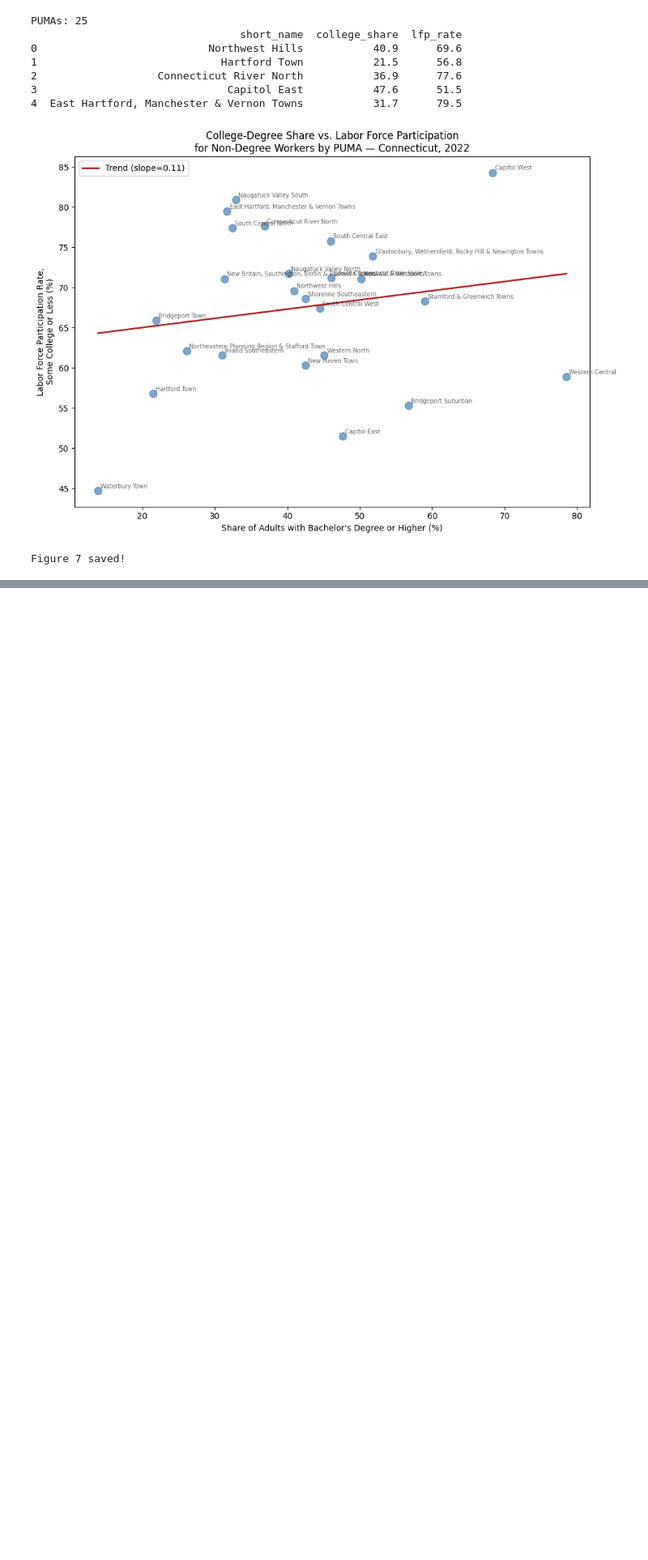
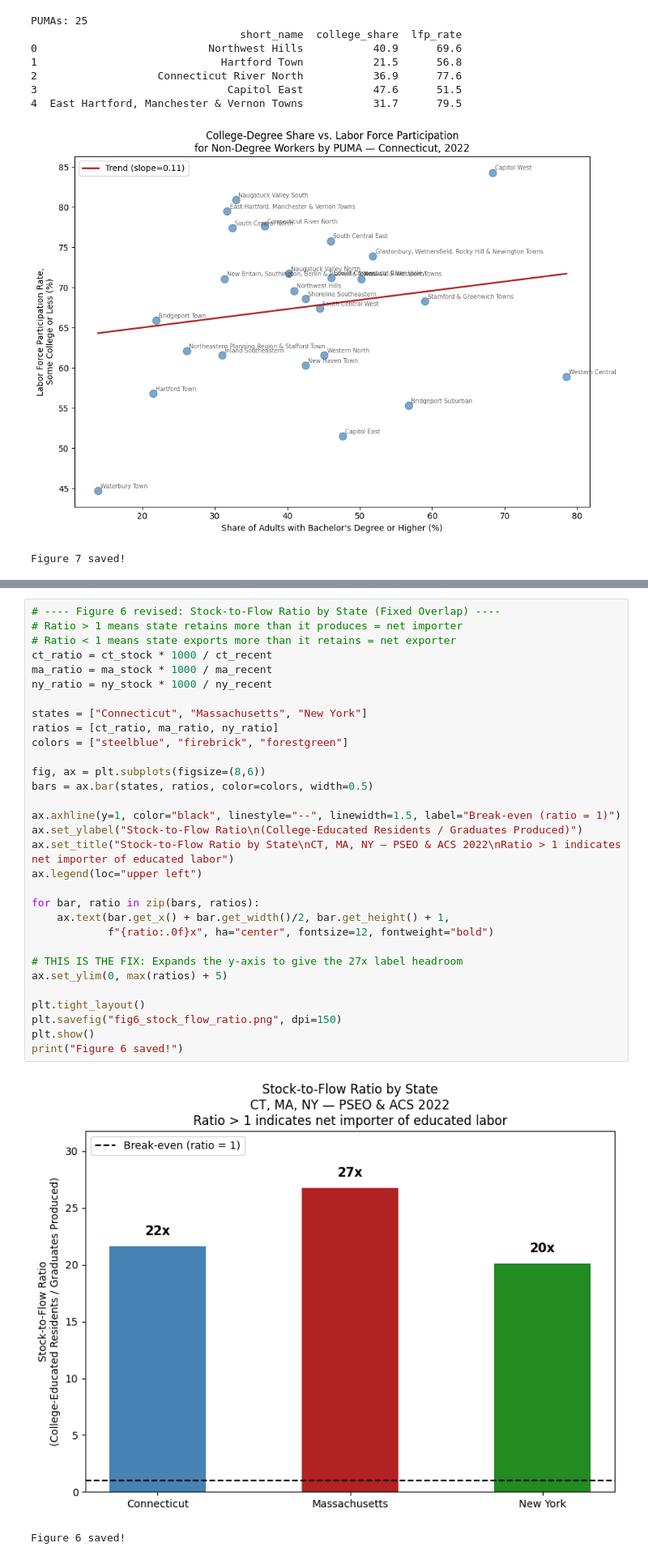
Before and after one commit to randyliu078-bit/qss20-final-project, a Jupyter notebook: code/03_analysis.ipynb, the cells around one changed output, grey strips where cells are left out. Shown at 81% size. Saved outputs shown, nothing was run; the diff lists cells and outputs as text; blank space fills up the shorter version.

```diff
--- a/code/03_analysis.ipynb
+++ b/code/03_analysis.ipynb
@@ -807,0 +877,34 @@ Figure 7 saved!
+# %%
+# ---- Figure 6 revised: Stock-to-Flow Ratio by State (Fixed Overlap) ----
+# Ratio > 1 means state retains more than it produces = net importer
+# Ratio < 1 means state exports more than it retains = net exporter
+ct_ratio = ct_stock * 1000 / ct_recent
+ma_ratio = ma_stock * 1000 / ma_recent
+ny_ratio = ny_stock * 1000 / ny_recent
+
+states = ["Connecticut", "Massachusetts", "New York"]
+ratios = [ct_ratio, ma_ratio, ny_ratio]
+colors = ["steelblue", "firebrick", "forestgreen"]
+
+fig, ax = plt.subplots(figsize=(8,6))
+bars = ax.bar(states, ratios, color=colors, width=0.5)
+
+ax.axhline(y=1, color="black", linestyle="--", linewidth=1.5, label="Break-even (ratio = 1)")
+ax.set_ylabel("Stock-to-Flow Ratio\n(College-Educated Residents / Graduates Produced)")
+ax.set_title("Stock-to-Flow Ratio by State\nCT, MA, NY — PSEO & ACS 2022\nRatio > 1 indicates net importer of educated labor")
+ax.legend(loc="upper left")
+
+for bar, ratio in zip(bars, ratios):
+    ax.text(bar.get_x() + bar.get_width()/2, bar.get_height() + 1,
+            f"{ratio:.0f}x", ha="center", fontsize=12, fontweight="bold")
+
+# THIS IS THE FIX: Expands the y-axis to give the 27x label headroom
+ax.set_ylim(0, max(ratios) + 5)
+
+plt.tight_layout()
+plt.savefig("fig6_stock_flow_ratio.png", dpi=150)
+plt.show()
+print("Figure 6 saved!")
+# %% [output]
+[figure, added]
+Figure 6 saved!
```
Also changed, not shown: parts of 11 cells of this notebook.
